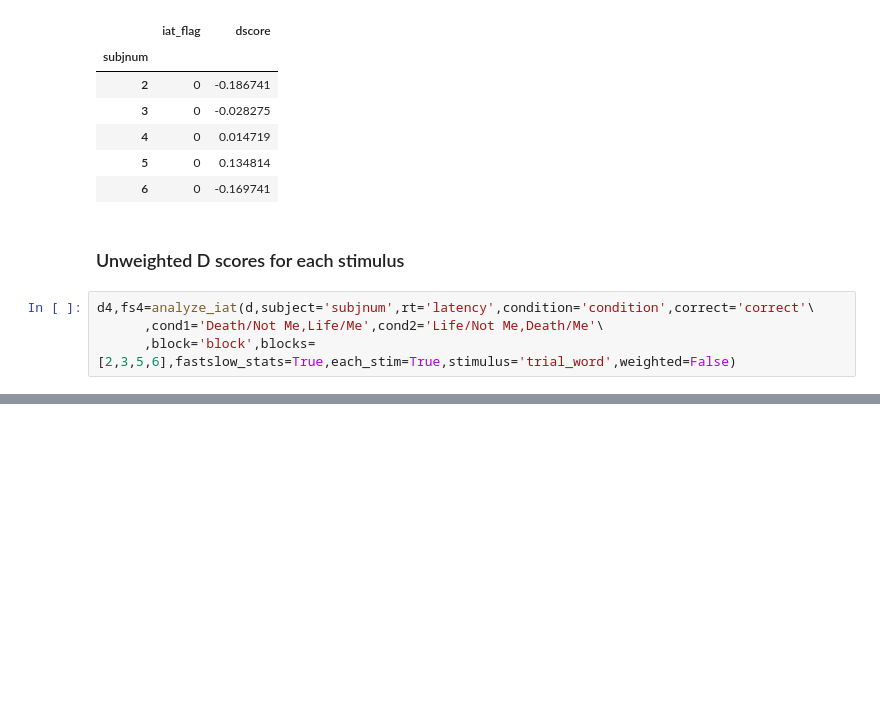
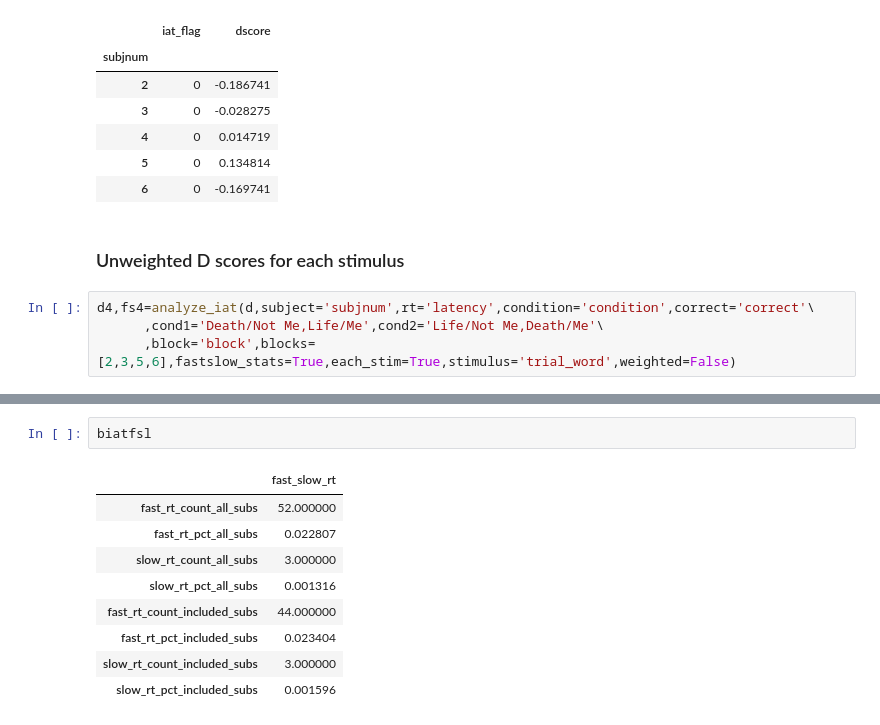
Before and after one commit to gabriellawong/pyiat, a Jupyter notebook: example/pyiat_example.ipynb, the cells around one changed output, grey strips where cells are left out. Drawn from its saved outputs; the diff is of its cells as text; blank space fills up the shorter version.

```diff
--- a/example/pyiat_example.ipynb
+++ b/example/pyiat_example.ipynb
@@ -319,0 +355,12 @@ d4.iloc[:,26:].head()
+# %%
+biatfsl
+# %% [output]
+|  | fast_slow_rt |
+| fast_rt_count_all_subs | 52.000000 |
+| fast_rt_pct_all_subs | 0.022807 |
+| slow_rt_count_all_subs | 3.000000 |
+| slow_rt_pct_all_subs | 0.001316 |
+| fast_rt_count_included_subs | 44.000000 |
+| fast_rt_pct_included_subs | 0.023404 |
+| slow_rt_count_included_subs | 3.000000 |
+| slow_rt_pct_included_subs | 0.001596 |
```
Also changed, not shown: parts of 8 cells of this notebook, 2 other files.
